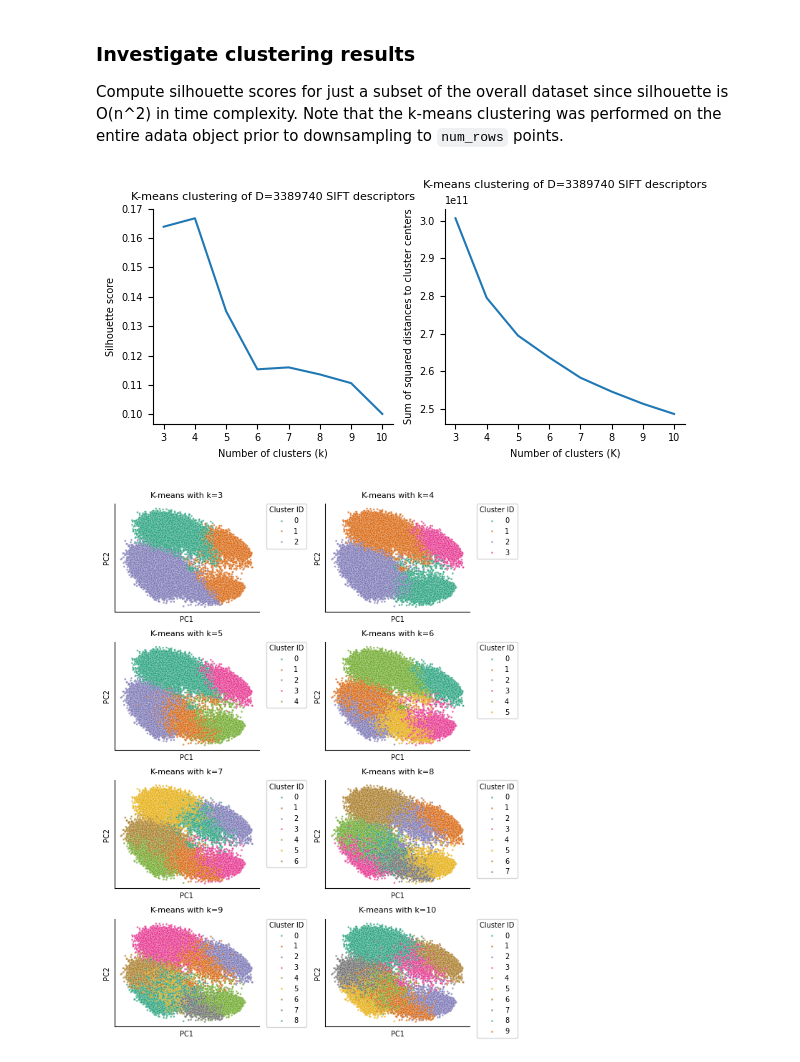
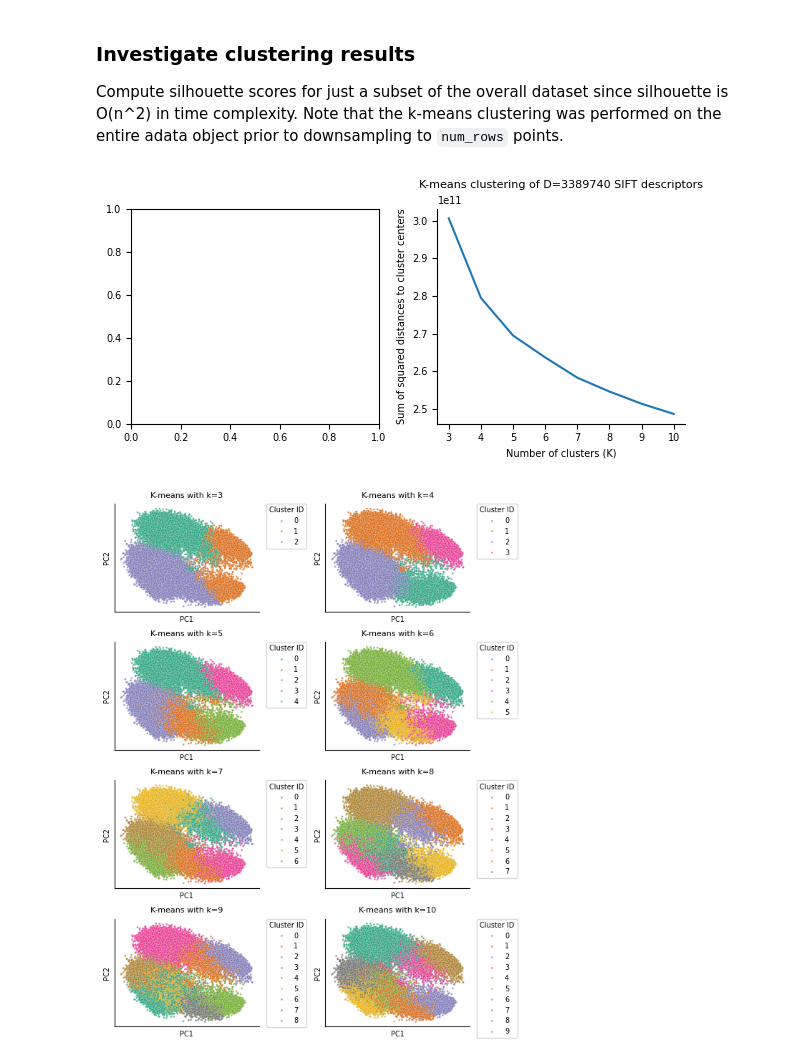
Before and after one commit to bee-hive/sflcba, a Jupyter notebook: analyze_sift_embedding.ipynb, the cells around one changed output. Drawn from its saved outputs; the diff is of its cells as text; code cells hidden in the pictures.

```diff
--- a/analyze_sift_embedding.ipynb
+++ b/analyze_sift_embedding.ipynb
@@ -93,37 +93,37 @@ Compute silhouette scores for just a subset of the overall dataset since silhoue
 # %%
 # k-means clustering of SIFT descriptors
 k_values = np.arange(3, 11)
 
-# compute the silhouette score for each value of k on adata
-silhouettes = []
-for k in k_values:
-    colname = 'kmeans_{}'.format(k)
-    # make sure that the clustering results are in category format
-    adata.obs[colname] = adata.obs[colname].astype('category')
-    score = silhouette_score(adata.X, adata.obs[colname])
-    silhouettes.append(score)
+# # compute the silhouette score for each value of k on adata
+# silhouettes = []
+# for k in k_values:
+#     colname = 'kmeans_{}'.format(k)
+#     # make sure that the clustering results are in category format
+#     adata.obs[colname] = adata.obs[colname].astype('category')
+#     score = silhouette_score(adata.X, adata.obs[colname])
+#     silhouettes.append(score)
 
 fig, ax = plt.subplots(1, 2, figsize=(6, 3), tight_layout=True)
 ax = ax.flatten()
 
-# plot the silhouette score for each value of k on adata_B4_donor1
-ax[0].plot(k_values, silhouettes)
-ax[0].set_xlabel('Number of clusters (k)')
-ax[0].set_ylabel('Silhouette score')
-ax[0].set_title('K-means clustering of D={} SIFT descriptors'.format(num_rows_cluster))
-sns.despine(ax=ax[0])
+# # plot the silhouette score for each value of k on adata_B4_donor1
+# ax[0].plot(k_values, silhouettes)
+# ax[0].set_xlabel('Number of clusters (k)')
+# ax[0].set_ylabel('Silhouette score')
+# ax[0].set_title('K-means clustering of D={} SIFT descriptors'.format(num_rows_cluster))
+# sns.despine(ax=ax[0])
 
 # plot the wccs score from adata.uns['kmeans_{k}] for each value of k on the entire dataset
 wccs = [ adata.uns['kmeans_{}'.format(k)]['wccs'] for k in k_values ]
 ax[1].plot(k_values, wccs)
 ax[1].set_xlabel('Number of clusters (K)')
 ax[1].set_ylabel('Sum of squared distances to cluster centers')
 ax[1].set_title('K-means clustering of D={} SIFT descriptors'.format(num_rows_cluster))
 sns.despine(ax=ax[1])
 
 plt.show()
 # %% [output]
-[figure, old version]
+[figure, new version]
 # %%
 # show the PCA embeddings colored by K-means cluster
 fig, ax = plt.subplots(4, 2, figsize=(6, 8), tight_layout=True)
```
Also changed, not shown: parts of 19 cells of this notebook.
